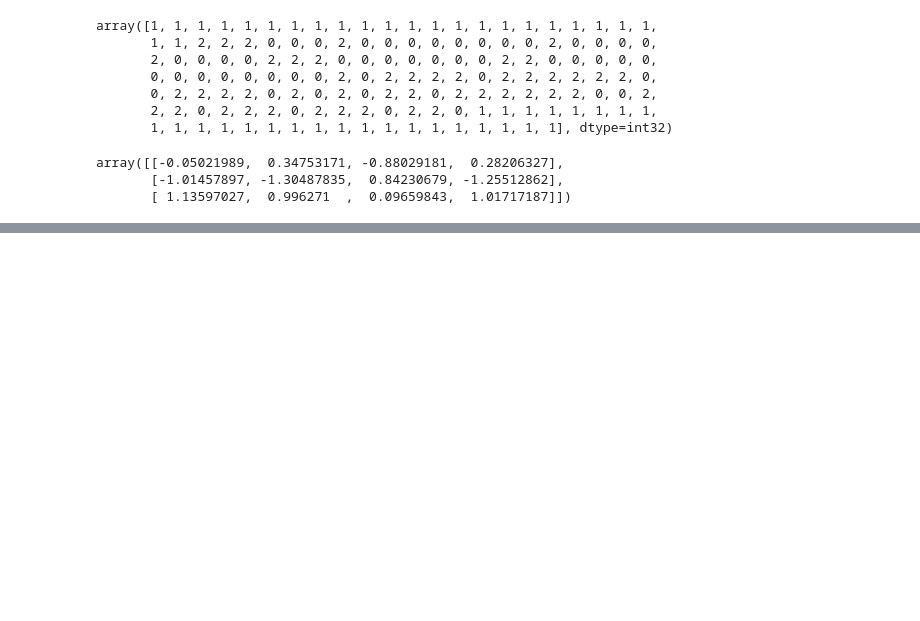
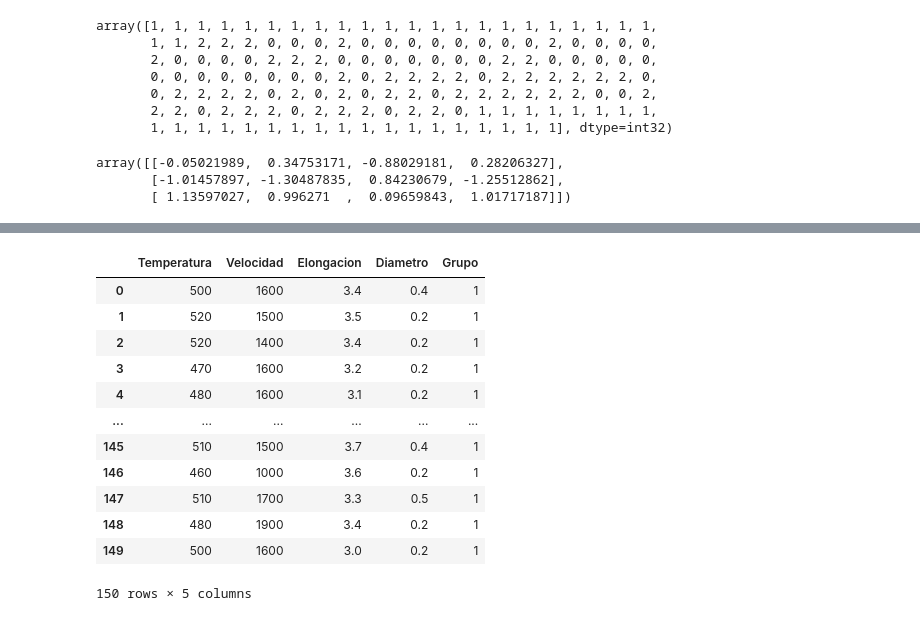
Before and after one commit to DeaAnalytics/univ-workshop, a Jupyter notebook: notebooks/Python/Sesion6.ipynb, the cells around one changed output, grey strips where cells are left out. Drawn from its saved outputs; the diff is of its cells as text; code cells hidden in the pictures; blank space fills up the shorter version.

```diff
--- a/notebooks/Python/Sesion6.ipynb
+++ b/notebooks/Python/Sesion6.ipynb
@@ -98,0 +169,17 @@ fig.show()
+# %%
+df["Grupo"] = kMeans.labels_
+df
+# %% [output]
+|  | Temperatura | Velocidad | Elongacion | Diametro | Grupo |
+| 0 | 500 | 1600 | 3.4 | 0.4 | 1 |
+| 1 | 520 | 1500 | 3.5 | 0.2 | 1 |
+| 2 | 520 | 1400 | 3.4 | 0.2 | 1 |
+| 3 | 470 | 1600 | 3.2 | 0.2 | 1 |
+| 4 | 480 | 1600 | 3.1 | 0.2 | 1 |
+| ... | ... | ... | ... | ... | ... |
+| 145 | 510 | 1500 | 3.7 | 0.4 | 1 |
+| 146 | 460 | 1000 | 3.6 | 0.2 | 1 |
+| 147 | 510 | 1700 | 3.3 | 0.5 | 1 |
+| 148 | 480 | 1900 | 3.4 | 0.2 | 1 |
+| 149 | 500 | 1600 | 3.0 | 0.2 | 1 |
+150 rows × 5 columns
```
Also changed, not shown: parts of 11 cells of this notebook.
